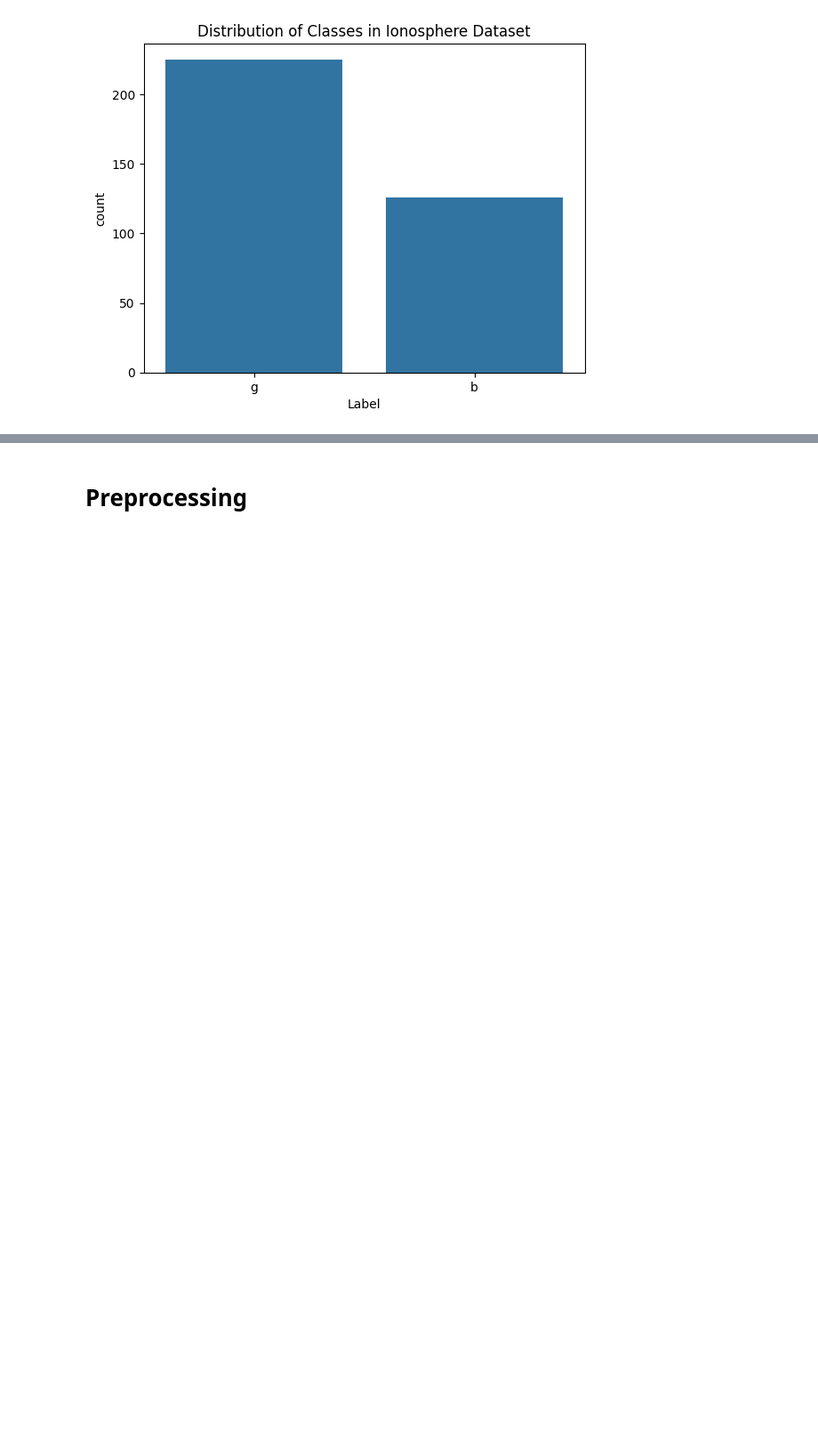
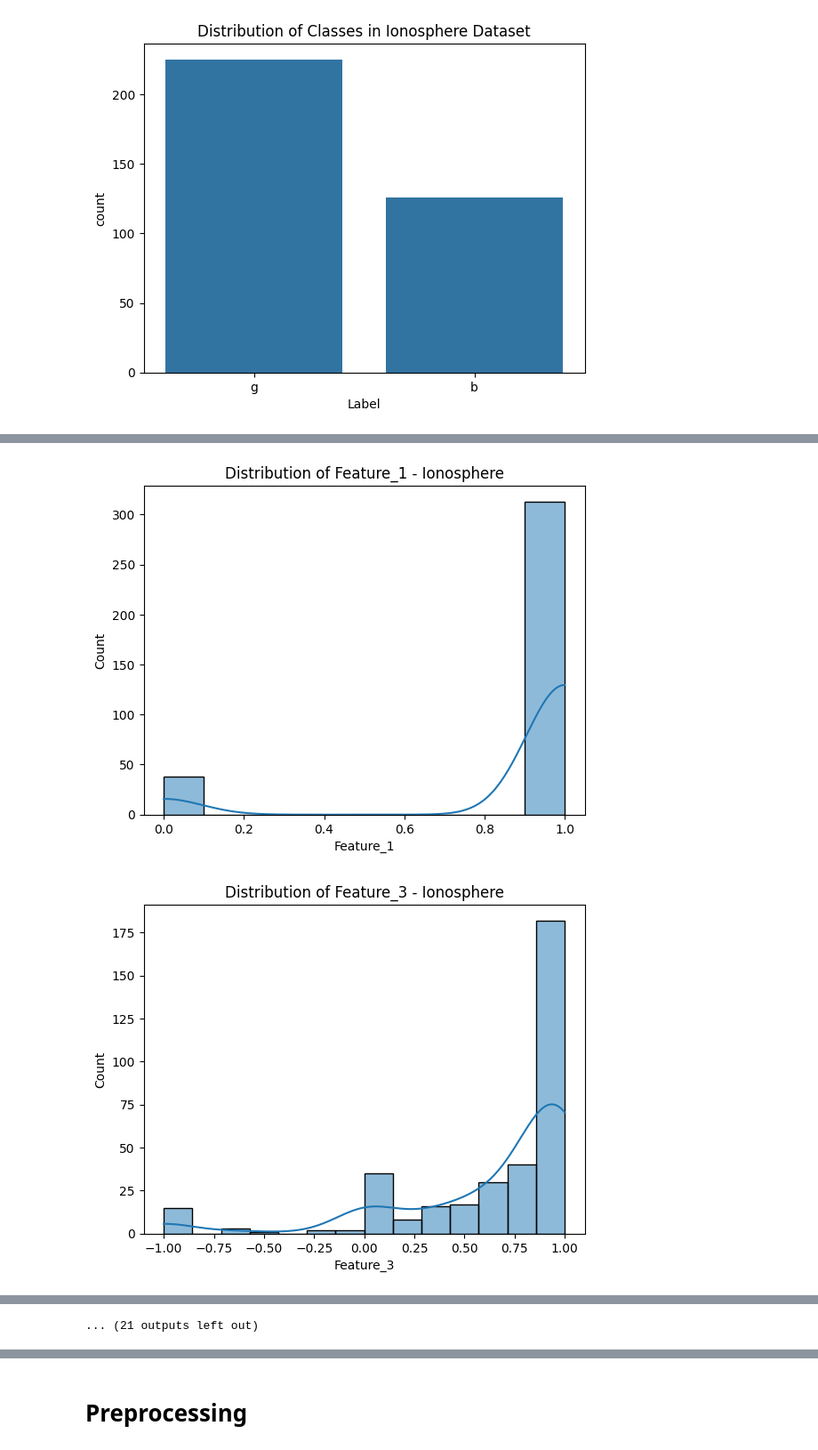
Before and after one commit to negjafari/logistic-regression, a Jupyter notebook: logistic_regression.ipynb, the cells around one changed output, grey strips where cells are left out. Shown at 89% size. Saved outputs shown, nothing was run; the diff lists cells and outputs as text; code cells hidden in the pictures; blank space fills up the shorter version.

```diff
--- a/logistic_regression.ipynb
+++ b/logistic_regression.ipynb
@@ -59,6 +93,9 @@ df2.describe()
 | 50% | 1.000000 | 0.0 | 0.871110 | 0.016310 | 0.809200 | 0.022800 | 0.728730 | 0.014710 | 0.684210 | ... |
 | 75% | 1.000000 | 0.0 | 1.000000 | 0.194185 | 1.000000 | 0.334655 | 0.969240 | 0.445675 | 0.953240 | ... |
 | max | 1.000000 | 0.0 | 1.000000 | 1.000000 | 1.000000 | 1.000000 | 1.000000 | 1.000000 | 1.000000 | ... |
+# %%
+df1 = df1.drop(columns=['ID'])
+df2 = df2.drop(columns=['Feature_2'])
 # %%
 # Distribution of classes
 print(df1['Diagnosis'].value_counts())
@@ -102,0 +147,5 @@ df1 = df1.drop(columns=['ID'])
+# %%
+feature_distribution(df2, 'Ionosphere')
+# %% [output]
+[figure, added]
+[figure, added]
@@ -103,3 +162,4 @@ df1 = df1.drop(columns=['ID'])
+... (21 outputs left out)
 # %%
 def visualize_correlation_matrix(df, title):
     corr_matrix = df.corr()
```
Also changed, not shown: parts of 54 cells of this notebook, 1 other file.
